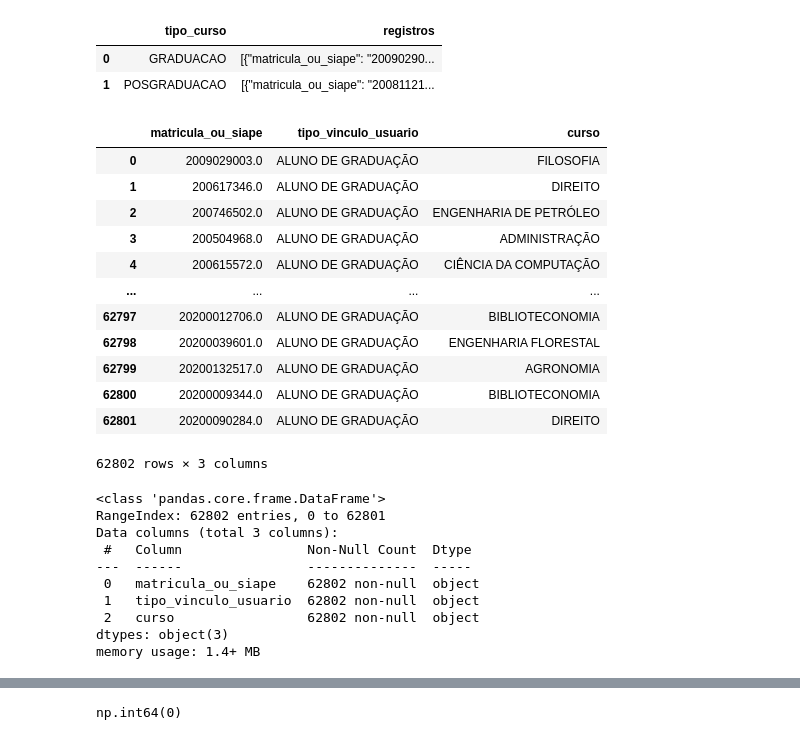
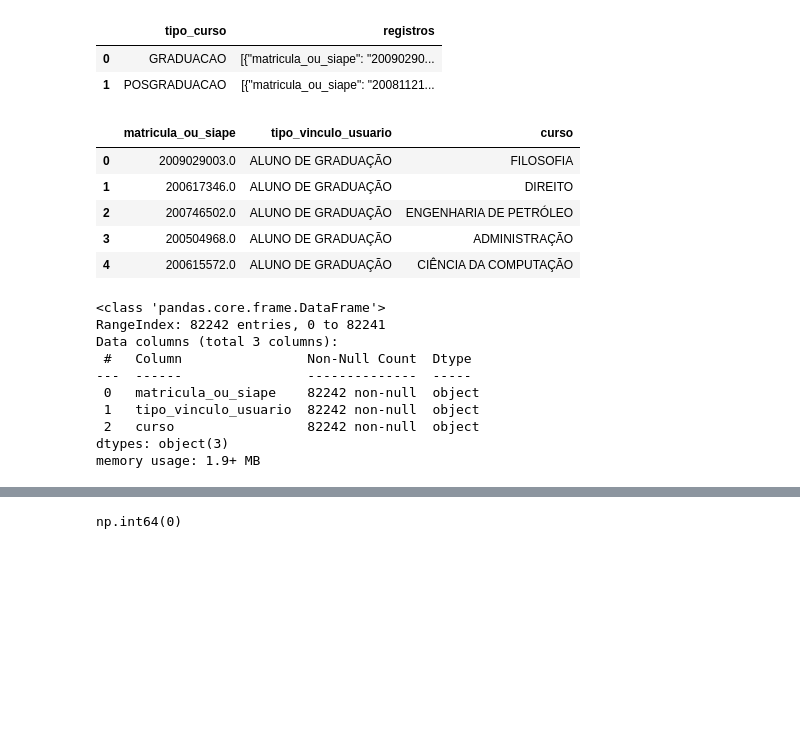
Before and after one commit to MaercioMamedes/_7DaysOfCode_Pandas, a Jupyter notebook: notebooks/tratamento_de_dados2.ipynb, the cells around one changed output, grey strips where cells are left out. Saved outputs shown, nothing was run; the diff lists cells and outputs as text; code cells hidden in the pictures; blank space fills up the shorter version.

```diff
--- a/notebooks/tratamento_de_dados2.ipynb
+++ b/notebooks/tratamento_de_dados2.ipynb
@@ -203,38 +170,34 @@ data_json.head()
 # %%
 # Parseando a variável string JSON  para DataFrame
 
 stundents_grad = data_json['registros'][0]
-df_data_json_grad = pd.json_normalize(json.loads(stundents_grad)) #
-df_data_json_grad
+stundents_post_grad = data_json['registros'][1]
+data_json_grad = pd.json_normalize(json.loads(stundents_grad)) #
+data_json_post_grad = pd.json_normalize(json.loads(stundents_post_grad)) #
+df_json = pd.concat([data_json_grad, data_json_post_grad], ignore_index=True)
+df_json.head()
 # %% [output]
 |  | matricula_ou_siape | tipo_vinculo_usuario | curso |
 | 0 | 2009029003.0 | ALUNO DE GRADUAÇÃO | FILOSOFIA |
 | 1 | 200617346.0 | ALUNO DE GRADUAÇÃO | DIREITO |
 | 2 | 200746502.0 | ALUNO DE GRADUAÇÃO | ENGENHARIA DE PETRÓLEO |
 | 3 | 200504968.0 | ALUNO DE GRADUAÇÃO | ADMINISTRAÇÃO |
 | 4 | 200615572.0 | ALUNO DE GRADUAÇÃO | CIÊNCIA DA COMPUTAÇÃO |
-| ... | ... | ... | ... |
-| 62797 | 20200012706.0 | ALUNO DE GRADUAÇÃO | BIBLIOTECONOMIA |
-| 62798 | 20200039601.0 | ALUNO DE GRADUAÇÃO | ENGENHARIA FLORESTAL |
-| 62799 | 20200132517.0 | ALUNO DE GRADUAÇÃO | AGRONOMIA |
-| 62800 | 20200009344.0 | ALUNO DE GRADUAÇÃO | BIBLIOTECONOMIA |
-| 62801 | 20200090284.0 | ALUNO DE GRADUAÇÃO | DIREITO |
-62802 rows × 3 columns
 # %%
 # analisando os dados do DataFrame
 
-df_data_json_grad.info()
+df_json.info()
 # %% [output]
 <class 'pandas.core.frame.DataFrame'>
-RangeIndex: 62802 entries, 0 to 62801
+RangeIndex: 82242 entries, 0 to 82241
 Data columns (total 3 columns):
  #   Column                Non-Null Count  Dtype
 ---  ------                --------------  -----
- 0   matricula_ou_siape    62802 non-null  object
- 1   tipo_vinculo_usuario  62802 non-null  object
- 2   curso                 62802 non-null  object
+ 0   matricula_ou_siape    82242 non-null  object
+ 1   tipo_vinculo_usuario  82242 non-null  object
+ 2   curso                 82242 non-null  object
 dtypes: object(3)
-memory usage: 1.4+ MB
+memory usage: 1.9+ MB
 # %%
 # eliminando o ponto flutuante da coluna matricula
 
```
Also changed, not shown: parts of 19 cells of this notebook, 3 other files.
